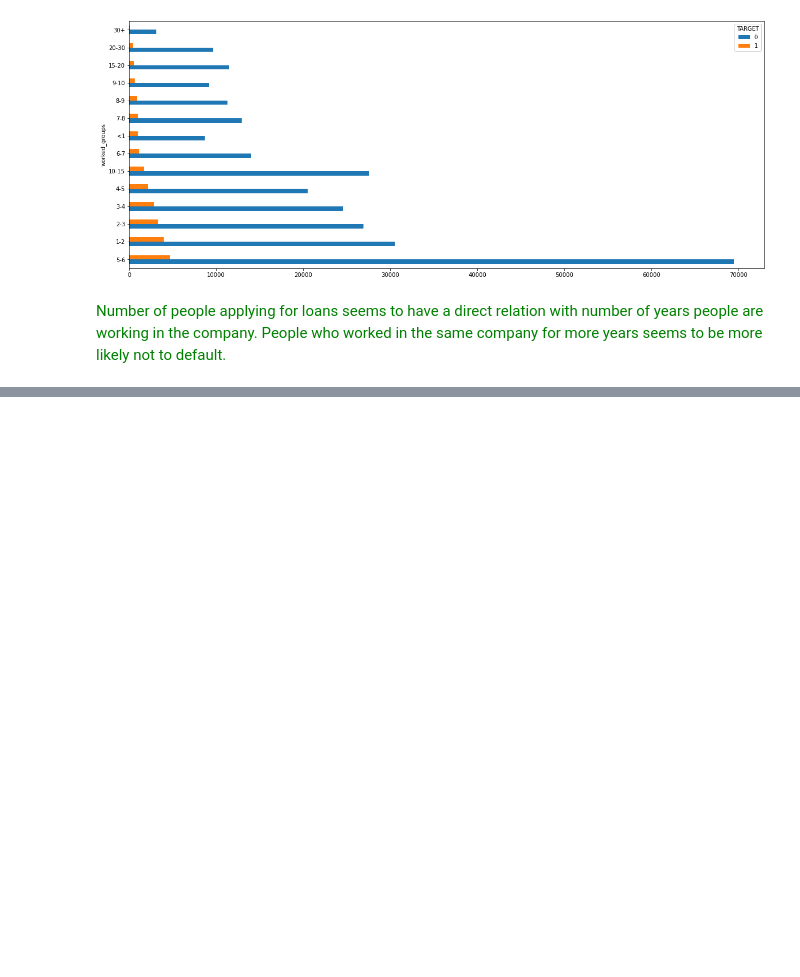
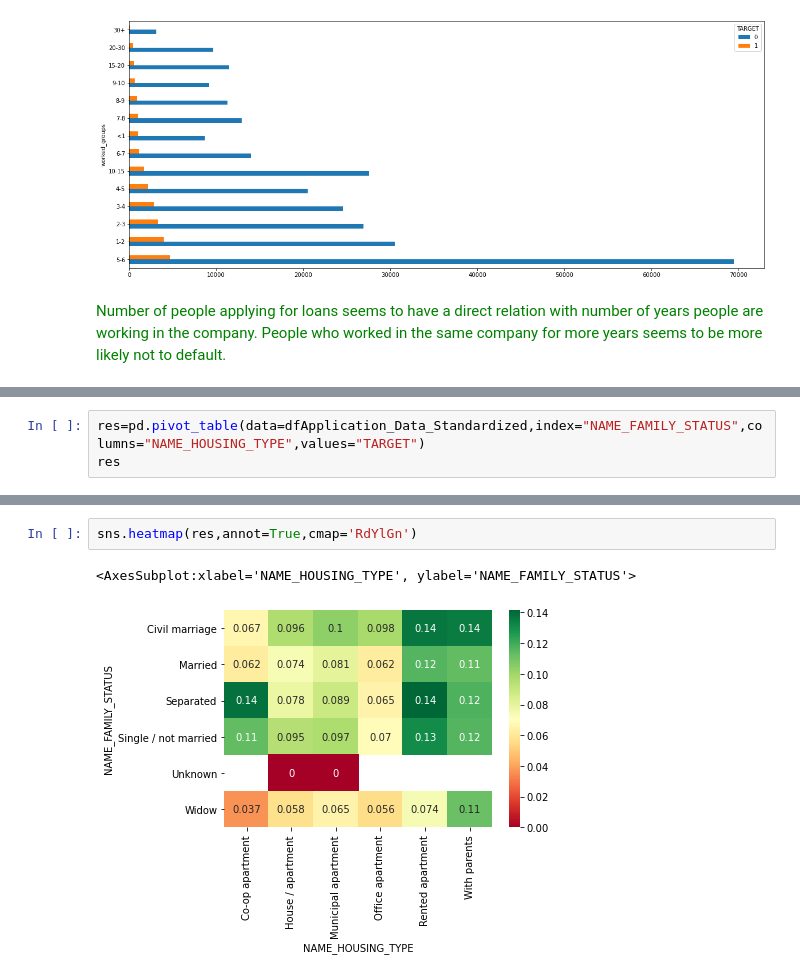
Before and after one commit to Achin-C/CaseStudyEDA, a Jupyter notebook: EDACaseStudy_Final.ipynb, the cells around one changed output, grey strips where cells are left out. Cells and saved outputs as stored; diff of their text form; blank space fills up the shorter version.

```diff
--- a/EDACaseStudy_Final.ipynb
+++ b/EDACaseStudy_Final.ipynb
@@ -575,0 +578,3 @@ plt.show()
+# %%
+res=pd.pivot_table(data=dfApplication_Data_Standardized,index="NAME_FAMILY_STATUS",columns="NAME_HOUSING_TYPE",values="TARGET")
+res
@@ -575,0 +590,5 @@ plt.show()
+# %%
+sns.heatmap(res,annot=True,cmap='RdYlGn')
+# %% [output]
+<AxesSubplot:xlabel='NAME_HOUSING_TYPE', ylabel='NAME_FAMILY_STATUS'>
+[figure, added]
```
Also changed, not shown: parts of 2 cells of this notebook.
